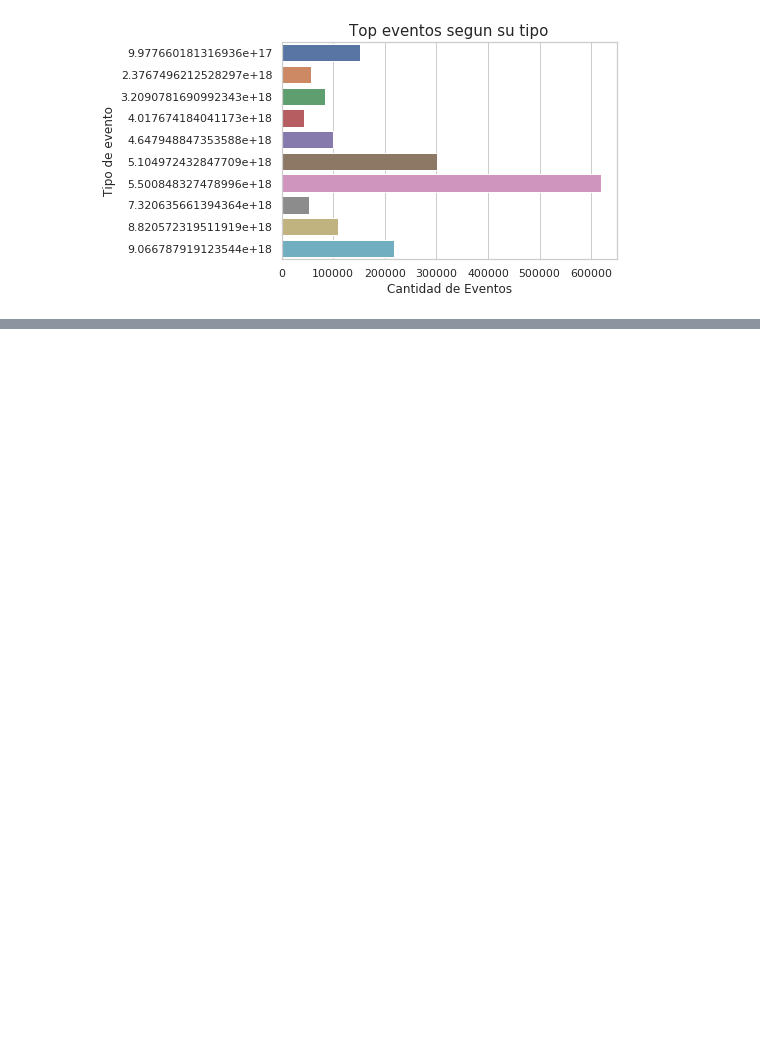
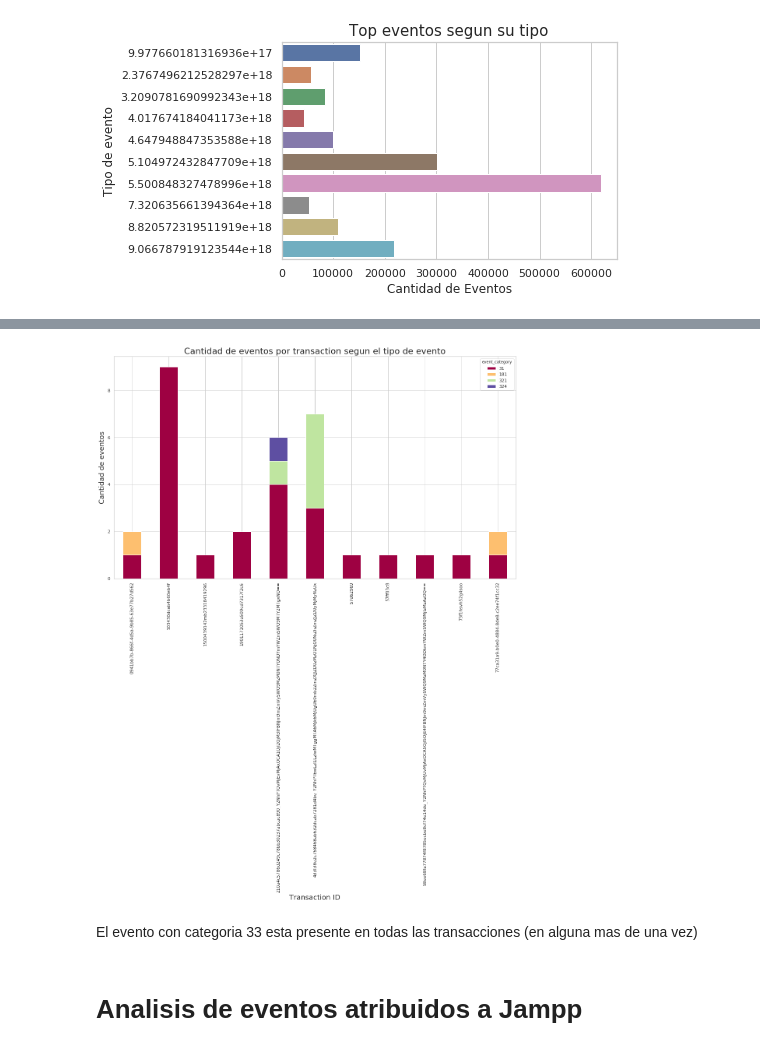
Before and after one commit to GastonMontes/75.06-Datos-Grupo22-TP1, a Jupyter notebook: temp/AnalisisTP1_events.ipynb, the cells around one changed output, grey strips where cells are left out. Cells and saved outputs as stored; diff of their text form; code cells hidden in the pictures; blank space fills up the shorter version.

```diff
--- a/temp/AnalisisTP1_events.ipynb
+++ b/temp/AnalisisTP1_events.ipynb
@@ -201,0 +220,28 @@ g.get_figure().savefig('img/top_events_kind.png')
+# %%
+# Filtro algunos valores que no tienen sentido
+events_0 = events.loc[events['trans_id'] != '{hash}']
+events_filtrado = events_0.loc[events['trans_id'] != '0']
+# %%
+df_trans = pd.DataFrame(events_filtrado.groupby(['trans_id', 'event_category'])['event_category'].count())
+df_trans.columns = ['count']
+# Pivot table, cantidad de ocurrencias por dia de la semana de eventos para transactions
+tabla = pd.pivot_table(df_trans,values='count',columns='event_category', \
+                         index='trans_id', fill_value=0)
+# %%
+# Plot
+f = plt.figure()
+plt.title('Cantidad de eventos por transaction segun el tipo de evento', fontsize=22)
+ax = tabla.plot(kind='bar', stacked=True, colormap='Spectral', figsize=(18.5,10.5), ax=f.gca())
+ax.set_ylabel('Cantidad de eventos', fontsize=18);
+ax.set_xlabel('Transaction ID', fontsize=18);
+plt.show()
+
+
+f.set_size_inches(18.5, 10.5, forward=True)
+f.savefig('img/eventos_por_transaction.png')
+# %% [output]
+[figure, added]
+# %% [markdown]
+El evento con categoria 33 esta presente en todas las transacciones (en alguna mas de una vez)
+# %% [markdown]
+# Analisis de eventos atribuidos a Jampp
```
Also changed, not shown: parts of 18 cells of this notebook, 2 other files.
